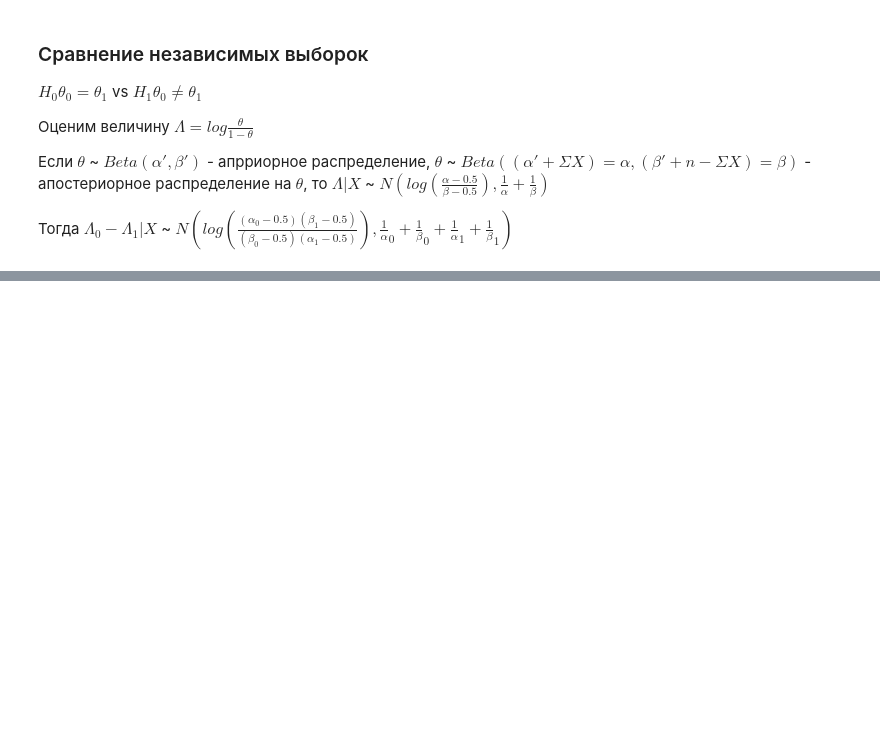
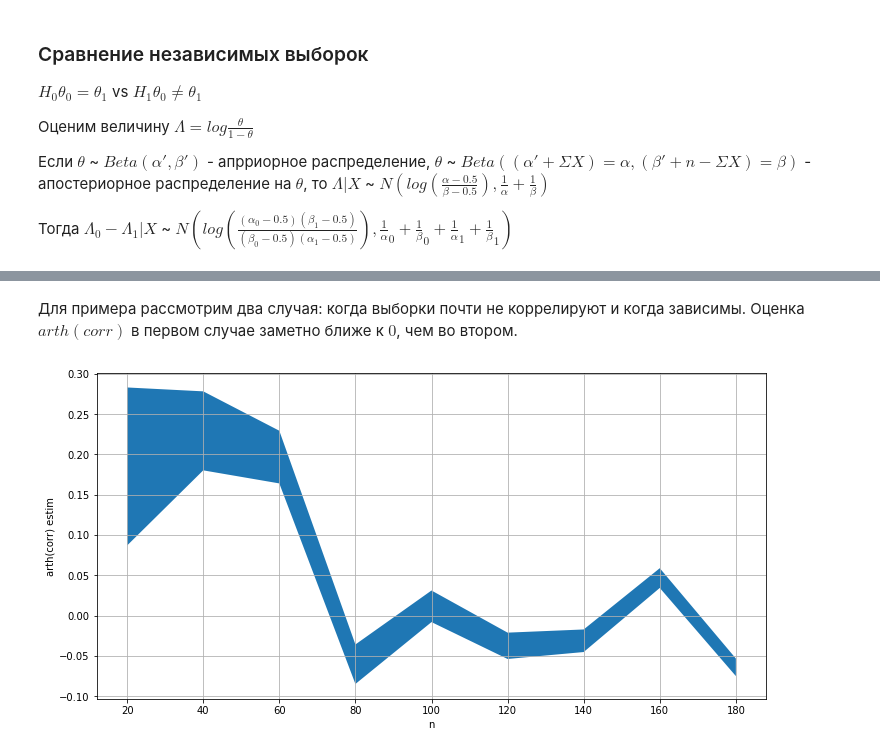
Before and after one commit to Valentin-Buchnev/bayes-project-2019, a Jupyter notebook: shlychkova/hypothses_testing.ipynb, the cells around one changed output, grey strips where cells are left out. Saved outputs shown, nothing was run; the diff lists cells and outputs as text; code cells hidden in the pictures; blank space fills up the shorter version.

```diff
--- a/shlychkova/hypothses_testing.ipynb
+++ b/shlychkova/hypothses_testing.ipynb
@@ -207,0 +203,30 @@ draw(params)
+# %%
+def gen_samples_dependant(n, p1, p2):
+    sample = sps.bernoulli(p1).rvs(n)
+    return sample, sps.bernoulli(p2).rvs(n)*sample
+
+def get_correlation_analysis_result(X, Y):
+    model = TwoBernoulliTesting()
+    model.fit(X, Y)
+    return model.correlation_analysis()
+
+def draw(dependant=False):
+    p0 = 0.5
+    res = np.array([get_correlation_analysis_result(*gen_samples(i, p0,
+                                                        p0+0.3))['HDR'] for i in range(20, 200, 20)])
+    if dependant:
+        res = np.array([get_correlation_analysis_result(*gen_samples_dependant(i,
+                                                        p0, p0+0.3))['HDR'] for i in range(20, 200, 20)])
+
+    plt.figure(figsize=(12, 6))
+    plt.fill_between(range(20, 200, 20), res[:, 0], res[:, 1])
+    plt.xlabel('n')
+    plt.ylabel("arth(corr) estim")
+    plt.grid(True)
+    plt.show()
+# %% [markdown]
+Для примера рассмотрим два случая: когда выборки почти не коррелируют и когда зависимы. Оценка $arth(corr)$ в первом случае заметно ближе к $0$, чем во втором.
+# %%
+draw()
+# %% [output]
+[figure, added]
```
Also changed, not shown: parts of 10 cells of this notebook, 3 other files.
